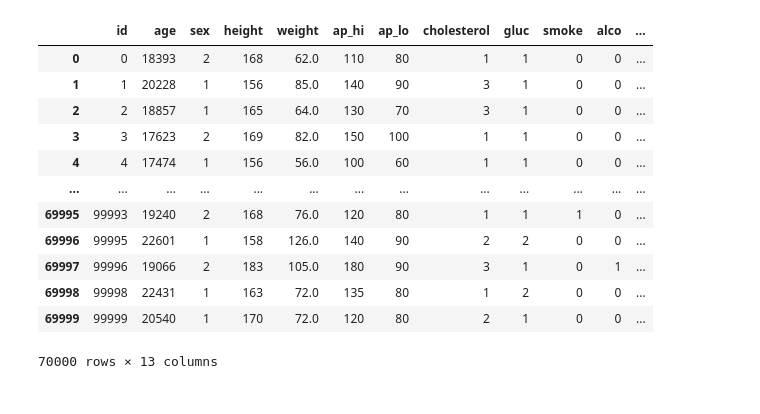
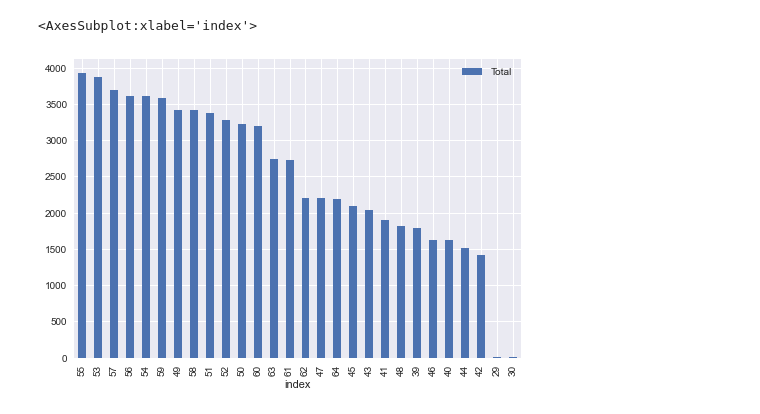
Before and after one commit to MohamedAbdElgni/Medical_Ex, a Jupyter notebook: WOrk with medical data.ipynb, the cells around one changed output. Saved outputs shown, nothing was run; the diff lists cells and outputs as text; code cells hidden in the pictures.

```diff
--- a/WOrk with medical data.ipynb
+++ b/WOrk with medical data.ipynb
@@ -1,23 +1,24 @@
-# %%
-import pandas as pd
-import numpy as np
-import seaborn as sns
-df=pd.read_csv("medical_examination.csv")
-df
-# %% [output]
-|  | id | age | sex | height | weight | ap_hi | ap_lo | cholesterol | gluc | smoke | alco | ... |
-| 0 | 0 | 18393 | 2 | 168 | 62.0 | 110 | 80 | 1 | 1 | 0 | 0 | ... |
-| 1 | 1 | 20228 | 1 | 156 | 85.0 | 140 | 90 | 3 | 1 | 0 | 0 | ... |
-| 2 | 2 | 18857 | 1 | 165 | 64.0 | 130 | 70 | 3 | 1 | 0 | 0 | ... |
-| 3 | 3 | 17623 | 2 | 169 | 82.0 | 150 | 100 | 1 | 1 | 0 | 0 | ... |
-| 4 | 4 | 17474 | 1 | 156 | 56.0 | 100 | 60 | 1 | 1 | 0 | 0 | ... |
-| ... | ... | ... | ... | ... | ... | ... | ... | ... | ... | ... | ... | ... |
-| 69995 | 99993 | 19240 | 2 | 168 | 76.0 | 120 | 80 | 1 | 1 | 1 | 0 | ... |
-| 69996 | 99995 | 22601 | 1 | 158 | 126.0 | 140 | 90 | 2 | 2 | 0 | 0 | ... |
-| 69997 | 99996 | 19066 | 2 | 183 | 105.0 | 180 | 90 | 3 | 1 | 0 | 1 | ... |
-| 69998 | 99998 | 22431 | 1 | 163 | 72.0 | 135 | 80 | 1 | 2 | 0 | 0 | ... |
-| 69999 | 99999 | 20540 | 1 | 170 | 72.0 | 120 | 80 | 2 | 1 | 0 | 0 | ... |
-70000 rows × 13 columns
+# %%
+import pandas as pd
+import numpy as np
+import seaborn as sns
+import matplotlib.pyplot as plt
+plt.style.use('seaborn')
+df=pd.read_csv("medical_examination.csv")
+df.isnull().sum(axis=0)
+#just cheackin that thea data is cleaned
+#...... its so clean
+#making age in years instade of Days
+df['age']=(df['age']/365).astype(int)
+
+#df['sex'].value_counts()
+#with sex Col i suppose that 1=Male , 2=Female
+df['sex'].replace({1:'Male',2:'Female',3:'Unknown'},inplace=True)
+age_chart=df['age'].value_counts().reset_index(name='Total')
+age_chart.plot(kind='bar',x='index',y='Total',grid='seaborn')
+# %% [output]
+<AxesSubplot:xlabel='index'>
+[figure, added]
 # %%
 # Add 'overweight' column
 df['overweight'] = np.where((df["weight"]/((df["height"]/100)**2))  >25,1,0,)
```
Also changed, not shown: parts of 7 cells of this notebook, 2 other files.
